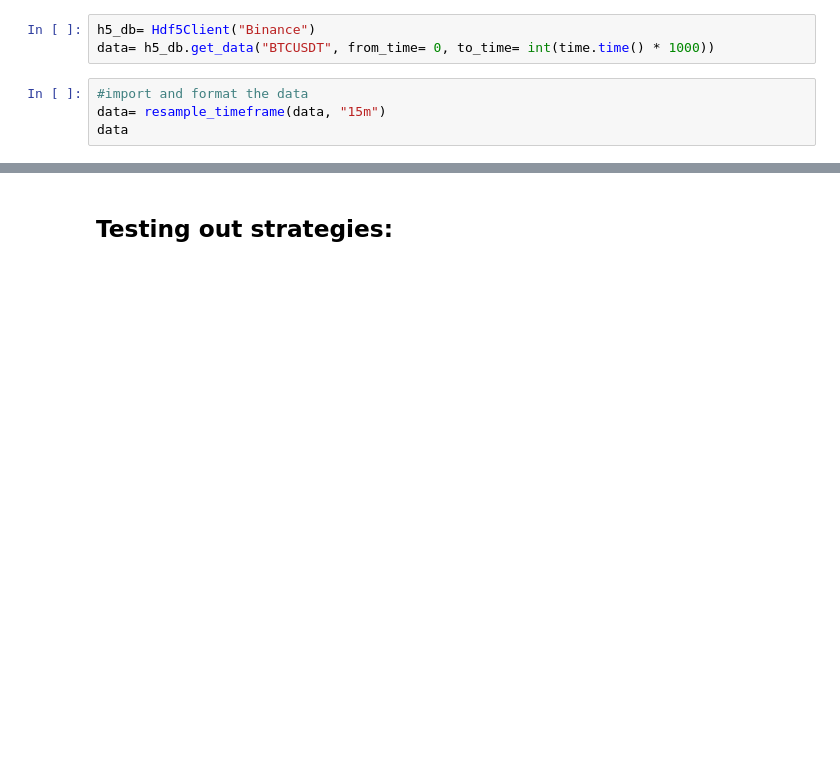
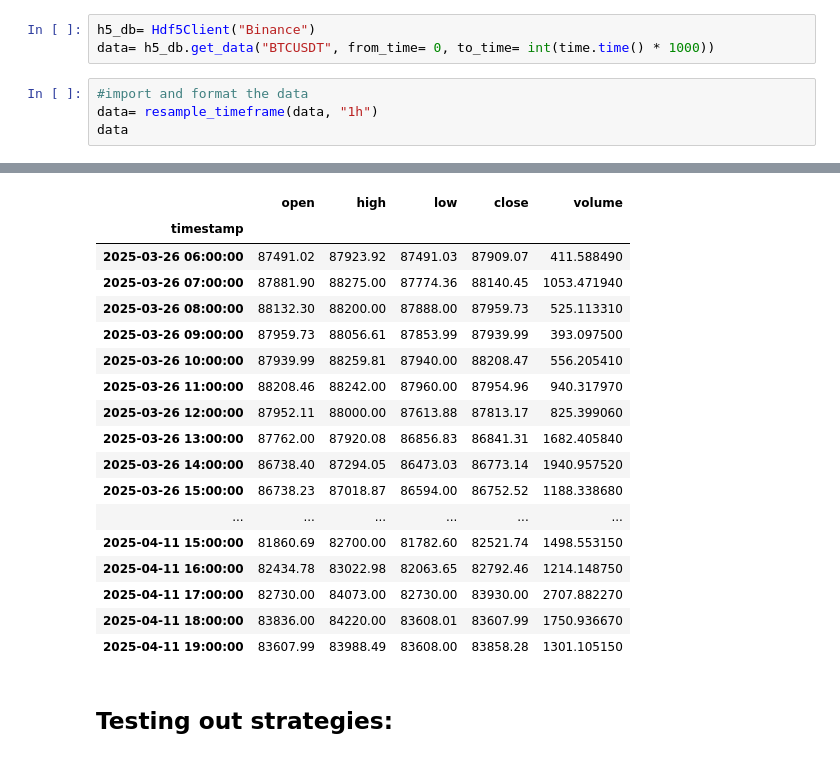
Before and after one commit to Namrota/crypto_backtesting, a Jupyter notebook: crypto_backtesting_v1.ipynb, the cells around one changed output, grey strips where cells are left out. Saved outputs shown, nothing was run; the diff lists cells and outputs as text; blank space fills up the shorter version.

```diff
--- a/crypto_backtesting_v1.ipynb
+++ b/crypto_backtesting_v1.ipynb
@@ -37,6 +37,6 @@ h5_db= Hdf5Client("Binance")
 data= h5_db.get_data("BTCUSDT", from_time= 0, to_time= int(time.time() * 1000))
 # %%
 #import and format the data
-data= resample_timeframe(data, "15m")
+data= resample_timeframe(data, "1h")
 data
 # %% [output]
@@ -60,3 +43,21 @@ timestamp
+|  | open | high | low | close | volume |
+| timestamp |  |  |  |  |  |
+| 2025-03-26 06:00:00 | 87491.02 | 87923.92 | 87491.03 | 87909.07 | 411.588490 |
+| 2025-03-26 07:00:00 | 87881.90 | 88275.00 | 87774.36 | 88140.45 | 1053.471940 |
+| 2025-03-26 08:00:00 | 88132.30 | 88200.00 | 87888.00 | 87959.73 | 525.113310 |
+| 2025-03-26 09:00:00 | 87959.73 | 88056.61 | 87853.99 | 87939.99 | 393.097500 |
+| 2025-03-26 10:00:00 | 87939.99 | 88259.81 | 87940.00 | 88208.47 | 556.205410 |
+| 2025-03-26 11:00:00 | 88208.46 | 88242.00 | 87960.00 | 87954.96 | 940.317970 |
+| 2025-03-26 12:00:00 | 87952.11 | 88000.00 | 87613.88 | 87813.17 | 825.399060 |
+| 2025-03-26 13:00:00 | 87762.00 | 87920.08 | 86856.83 | 86841.31 | 1682.405840 |
+| 2025-03-26 14:00:00 | 86738.40 | 87294.05 | 86473.03 | 86773.14 | 1940.957520 |
+| 2025-03-26 15:00:00 | 86738.23 | 87018.87 | 86594.00 | 86752.52 | 1188.338680 |
+| ... | ... | ... | ... | ... | ... |
+| 2025-04-11 15:00:00 | 81860.69 | 82700.00 | 81782.60 | 82521.74 | 1498.553150 |
+| 2025-04-11 16:00:00 | 82434.78 | 83022.98 | 82063.65 | 82792.46 | 1214.148750 |
+| 2025-04-11 17:00:00 | 82730.00 | 84073.00 | 82730.00 | 83930.00 | 2707.882270 |
+| 2025-04-11 18:00:00 | 83836.00 | 84220.00 | 83608.01 | 83607.99 | 1750.936670 |
+| 2025-04-11 19:00:00 | 83607.99 | 83988.49 | 83608.00 | 83858.28 | 1301.105150 |
 # %% [markdown]
 ## Testing out strategies:
 # %% [markdown]
```
Also changed, not shown: parts of 4 cells of this notebook.
